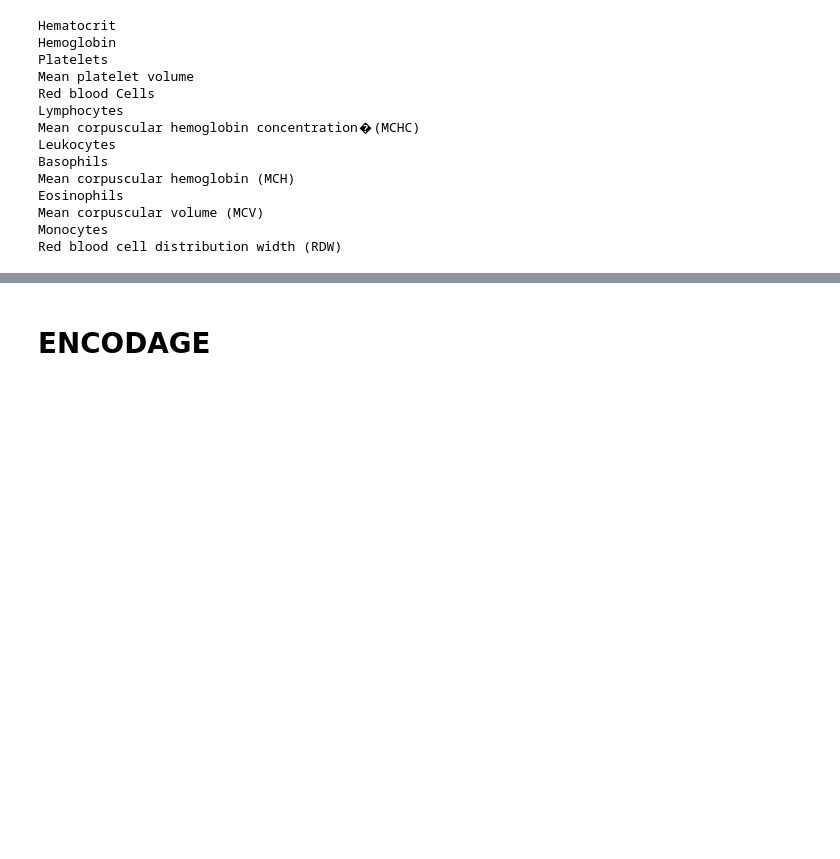
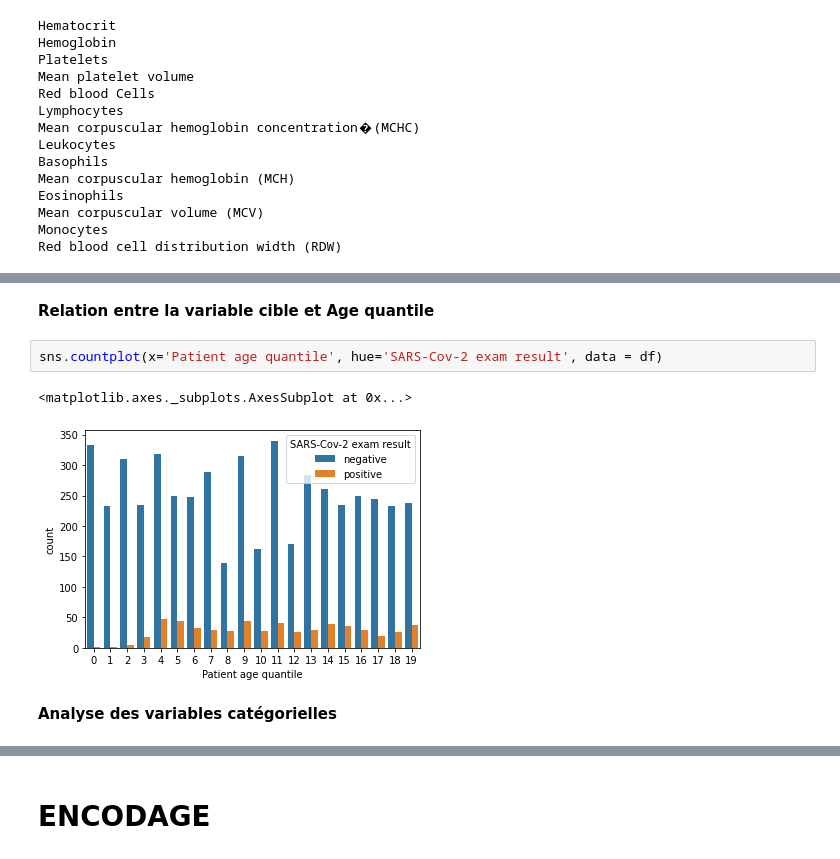
Before and after one commit to m3nkam/ml-covid19, a Jupyter notebook: pfe_2021.ipynb, the cells around one changed output, grey strips where cells are left out. Drawn from its saved outputs; the diff is of its cells as text; blank space fills up the shorter version.

```diff
--- a/pfe_2021.ipynb
+++ b/pfe_2021.ipynb
@@ -134,3 +136,12 @@ for col in num_columns:
 [figure]
 [figure]
 [figure]
+# %% [markdown]
+**Relation entre la variable cible et Age quantile**
+# %%
+sns.countplot(x='Patient age quantile', hue='SARS-Cov-2 exam result', data = df)
+# %% [output]
+<matplotlib.axes._subplots.AxesSubplot at 0x...>
+[figure, added]
+# %% [markdown]
+**Analyse des variables catégorielles**
```
Also changed, not shown: parts of 6 cells of this notebook.
